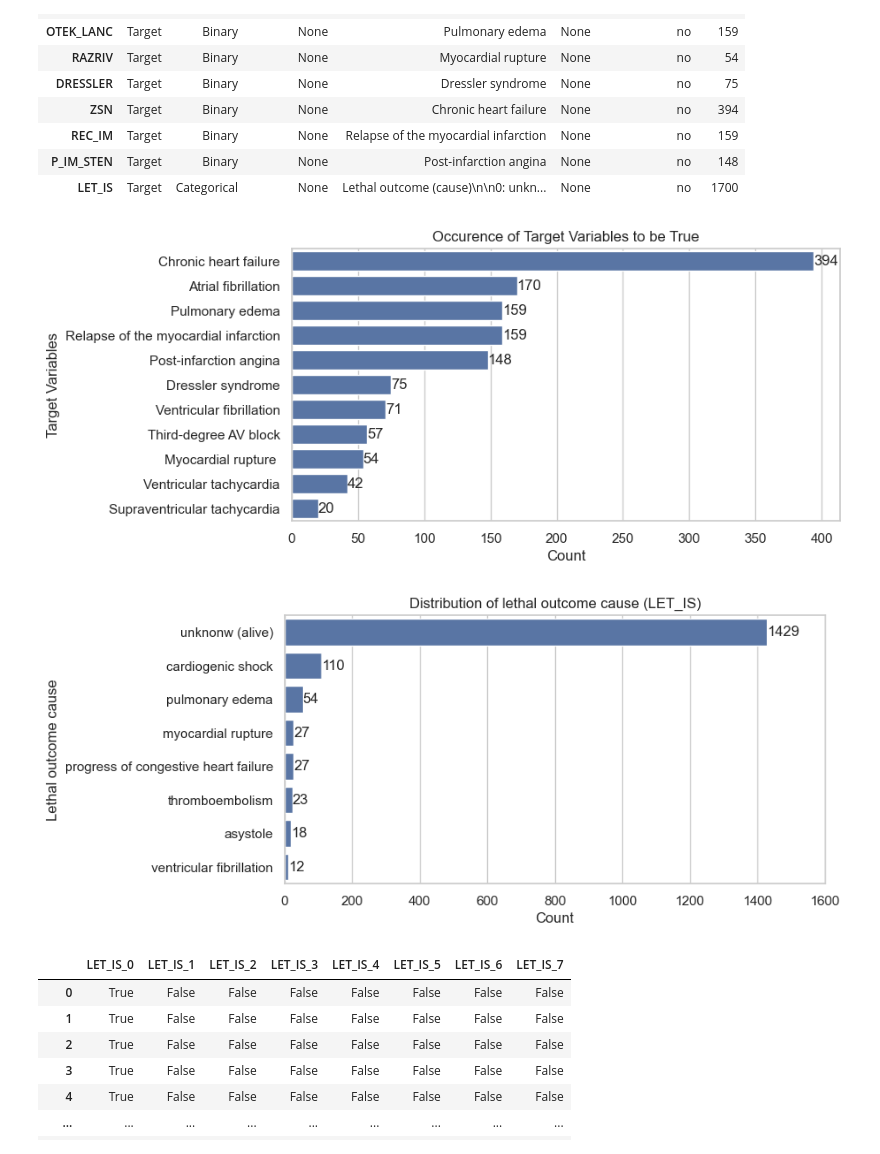
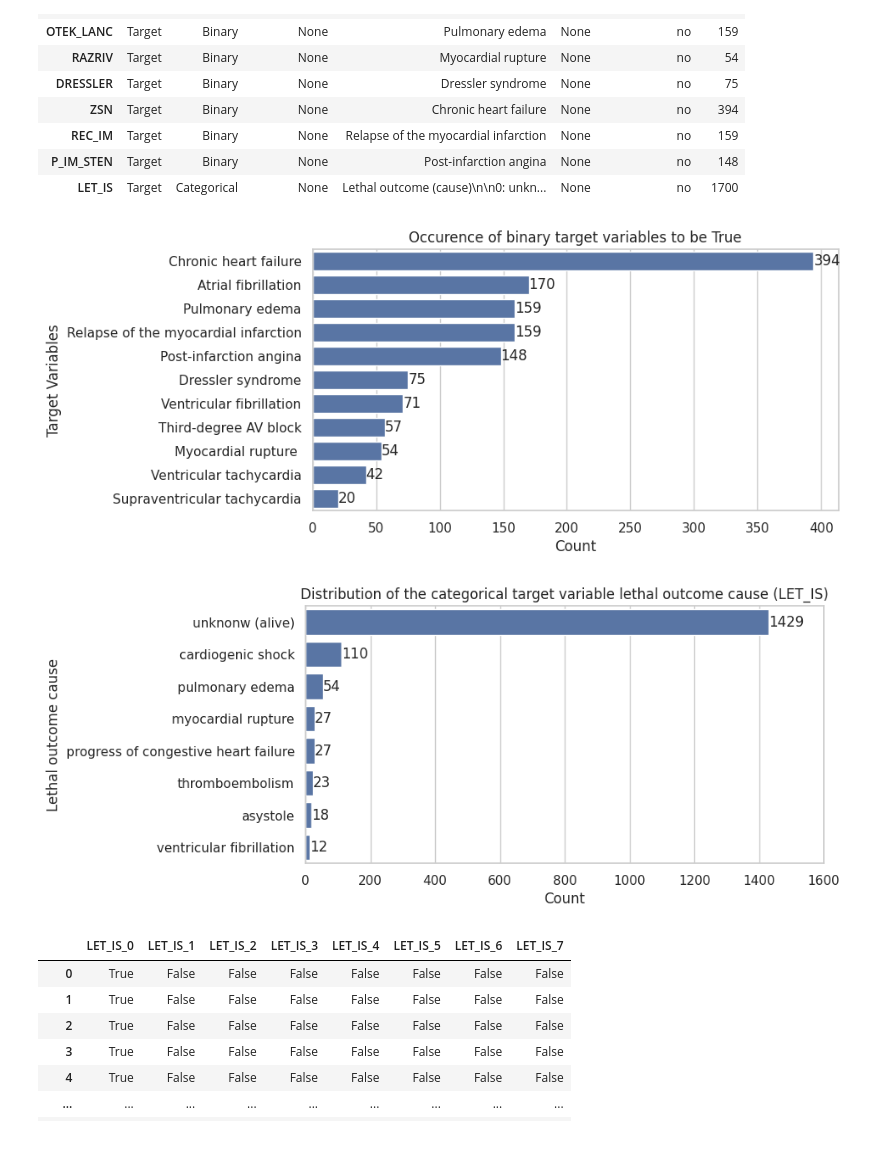
Before and after one commit to AlbertZweistein-2/184.702_MachineLearning, a Jupyter notebook: source/dev.ipynb, the cells around one changed output. Saved outputs shown, nothing was run; the diff lists cells and outputs as text; code cells hidden in the pictures.

```diff
--- a/source/dev.ipynb
+++ b/source/dev.ipynb
@@ -361,6 +341,10 @@ There are four possible time moments for complication prediction: on base of the
 4.      the end of the third day (72 hours after admission to the hospital) all input columns (2-112) can be used for prediction.
 
 You can find detailed description of database, descriptive statistics and csv version of database in DOI: 10.25392/leicester.data.12045261.v3
+# %%
+mi_features = pd.read_csv('../datasets/MI/mi_features.csv', index_col=0)
+mi_targets = pd.read_csv('../datasets/MI/mi_targets.csv', index_col=0)
+mi_variables = pd.read_csv('../datasets/MI/mi_variables.csv', index_col=0)
 # %%
 print(f"""
 Dataset Name:          {mi_metadata.name}
@@ -448,16 +432,16 @@ mi_target_variables
 # %%
 sns.set_theme(style="whitegrid")
 plt.figure(figsize=(8, 4))
 data = mi_target_variables[mi_target_variables["type"].str.lower() == "binary"].sort_values(by="count", ascending=False)
 ax = sns.barplot(x="count", y="description", data=data, orient="h")
-ax.set_title("Occurence of Target Variables to be True")
+ax.set_title("Occurence of binary target variables to be True")
 ax.set_xlabel("Count")
 ax.set_ylabel("Target Variables")
 abs_values = data["count"].values
 ax.bar_label(container=ax.containers[0], labels=abs_values)
 plt.show()
 # %% [output]
-[figure, old version]
+[figure, new version]
 # %%
 LET_IS_MAPPING = {
     0: "unknonw (alive)",
@@ -472,7 +456,7 @@ LET_IS_MAPPING = {
 plt.figure(figsize=(8, 4))
 ax = sns.countplot(data=mi_targets, y='LET_IS', order=mi_targets['LET_IS'].value_counts().index)
 ax.set_yticks(ticks=list(LET_IS_MAPPING.keys()), labels=list(LET_IS_MAPPING.values()), ha='right')
-ax.set_title('Distribution of lethal outcome cause (LET_IS)')
+ax.set_title('Distribution of the categorical target variable lethal outcome cause (LET_IS)')
 ax.set_ylabel('Lethal outcome cause')
 ax.set_xlabel('Count')
 ax.set_xlim(0, 1600)
@@ -480,7 +464,7 @@ abs_values = mi_targets['LET_IS'].value_counts(ascending=False).values
 ax.bar_label(container=ax.containers[0], labels=abs_values)
 plt.show()
 # %% [output]
-[figure, old version]
+[figure, new version]
 # %%
 LET_IS_encoded = pd.get_dummies(mi_targets['LET_IS'], prefix='LET_IS')
 # %%
```
Also changed, not shown: parts of 13 cells of this notebook, 11 other files.
